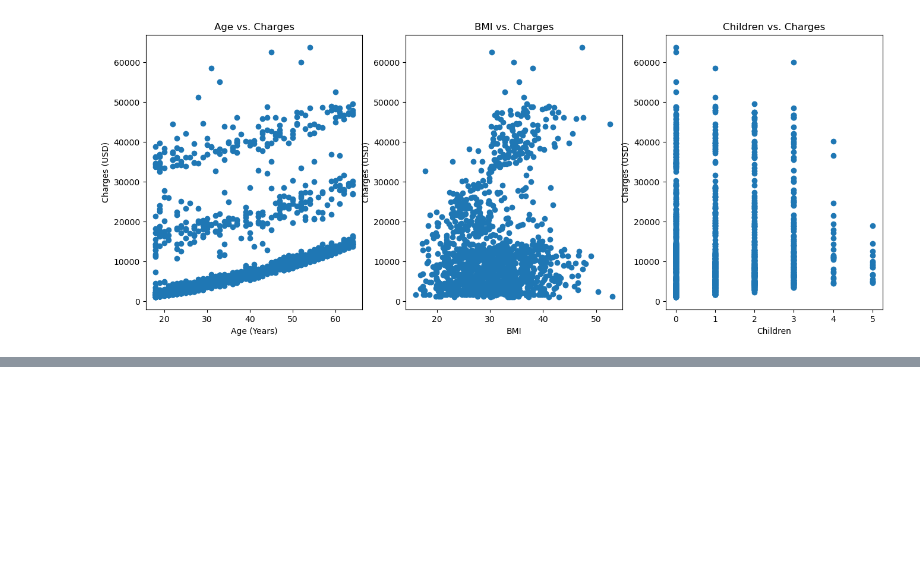
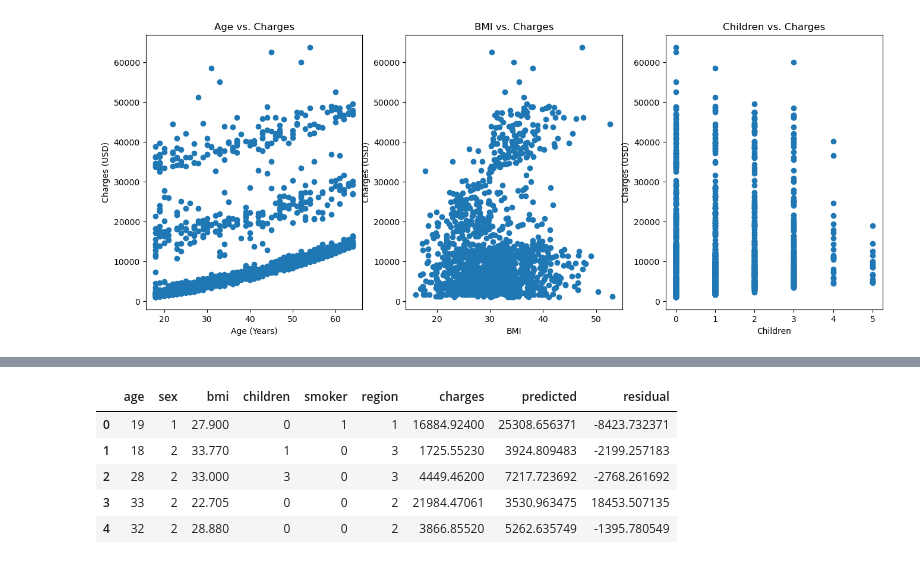
Before and after one commit to AndrewGriffith328/predicting_numbers, a Jupyter notebook: pred_nums.ipynb, the cells around one changed output, grey strips where cells are left out. Drawn from its saved outputs; the diff is of its cells as text; code cells hidden in the pictures; blank space fills up the shorter version.

```diff
--- a/pred_nums.ipynb
+++ b/pred_nums.ipynb
@@ -191,0 +261,11 @@ Text(0.5, 1.0, 'Children vs. Charges')
+# %%
+insurance['region'] = insurance['region'].replace({'southwest': 1, 'northwest': 4, 'southeast': 2, 'northeast': 3})
+insurance['sex'] = insurance['sex'].replace({'female':1 , 'male': 2})
+insurance.head()
+# %% [output]
+|  | age | sex | bmi | children | smoker | region | charges | predicted | residual |
+| 0 | 19 | 1 | 27.900 | 0 | 1 | 1 | 16884.92400 | 25308.656371 | -8423.732371 |
+| 1 | 18 | 2 | 33.770 | 1 | 0 | 3 | 1725.55230 | 3924.809483 | -2199.257183 |
+| 2 | 28 | 2 | 33.000 | 3 | 0 | 3 | 4449.46200 | 7217.723692 | -2768.261692 |
+| 3 | 33 | 2 | 22.705 | 0 | 0 | 2 | 21984.47061 | 3530.963475 | 18453.507135 |
+| 4 | 32 | 2 | 28.880 | 0 | 0 | 2 | 3866.85520 | 5262.635749 | -1395.780549 |
```
Also changed, not shown: parts of 7 cells of this notebook.
